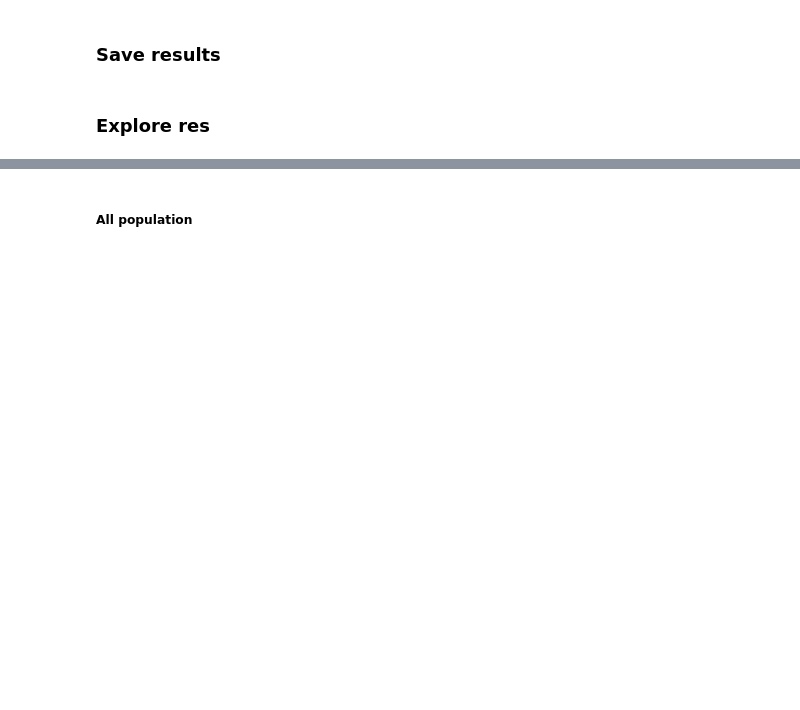
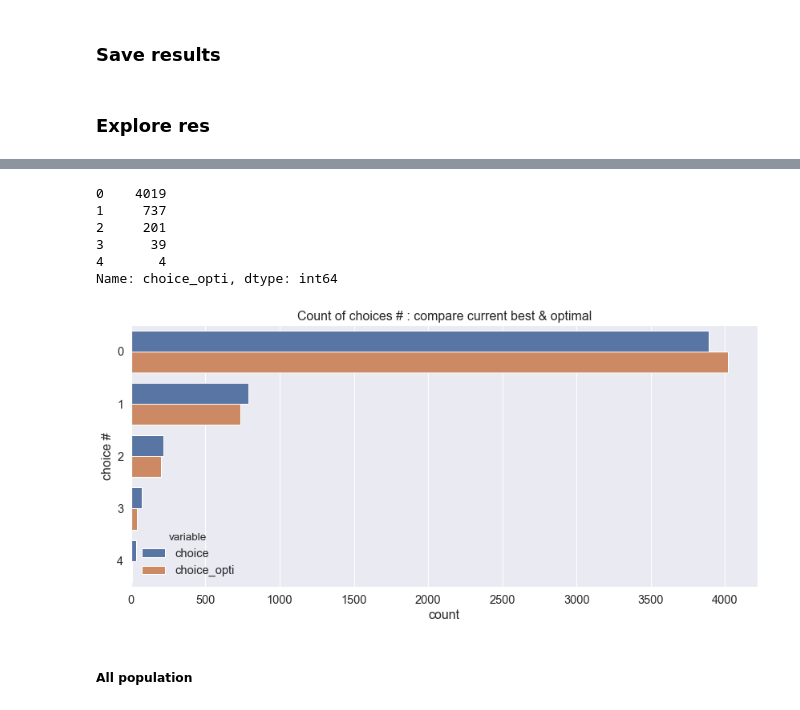
Before and after one commit to jeugregg/santa-workshop-tour-2019, a Jupyter notebook: santa-s-2019-starter-notebook.ipynb, the cells around one changed output, grey strips where cells are left out. Saved outputs shown, nothing was run; the diff lists cells and outputs as text; code cells hidden in the pictures; blank space fills up the shorter version.

```diff
--- a/santa-s-2019-starter-notebook.ipynb
+++ b/santa-s-2019-starter-notebook.ipynb
@@ -3422,8 +3811,7 @@ except:
 # %%
-arr_choices = np.zeros(best.shape[0])*np.nan
-for fam_id, day_curr in enumerate(best):
-    arr_choices[fam_id] = find_choice_from_day_optim(day_curr, fam_id)
-
+arr_choices = fun_find_choices_sub(best)
 df_best = pd.DataFrame(arr_choices.astype(np.int64), columns=["choice"])
 df_best["day"] = best
+df_best["day_opti"] = submission_opti["assigned_day"].values
+df_best["choice_opti"] = arr_choice_opti.astype(np.int64)
 df_best.describe()
@@ -3436,3 +3837,20 @@ ax = sns.countplot(x="choice", data=df_best)
+# %%
+df_best["choice_opti"].value_counts()
+# %% [output]
+0    4019
+1     737
+2     201
+3      39
+4       4
+Name: choice_opti, dtype: int64
+# %%
+fig = plt.figure(figsize=(14, 6))
+plt.title("Count of choices # : compare current best & optimal")
+ax = sns.countplot(y="value", hue="variable",
+                   data=df_best.melt(value_vars=['choice', 'choice_opti']))
+ax.set_ylabel("choice #");
+# %% [output]
+[figure, added]
 # %% [markdown]
 ##### All population
 # %%
```
Also changed, not shown: parts of 115 cells of this notebook.
